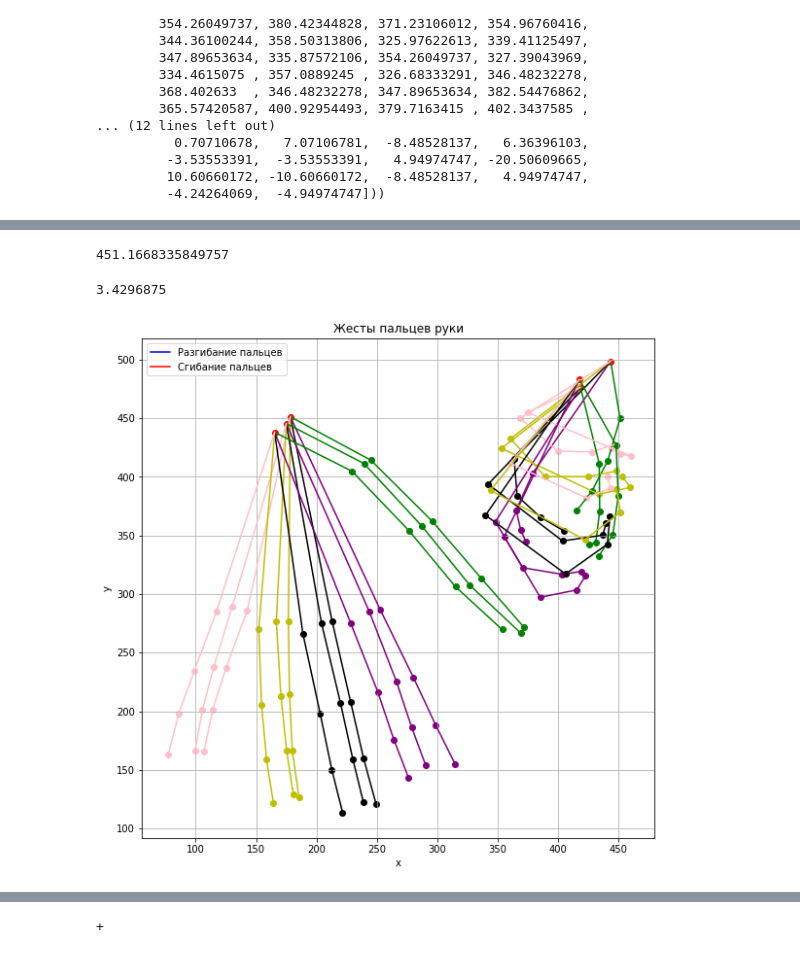
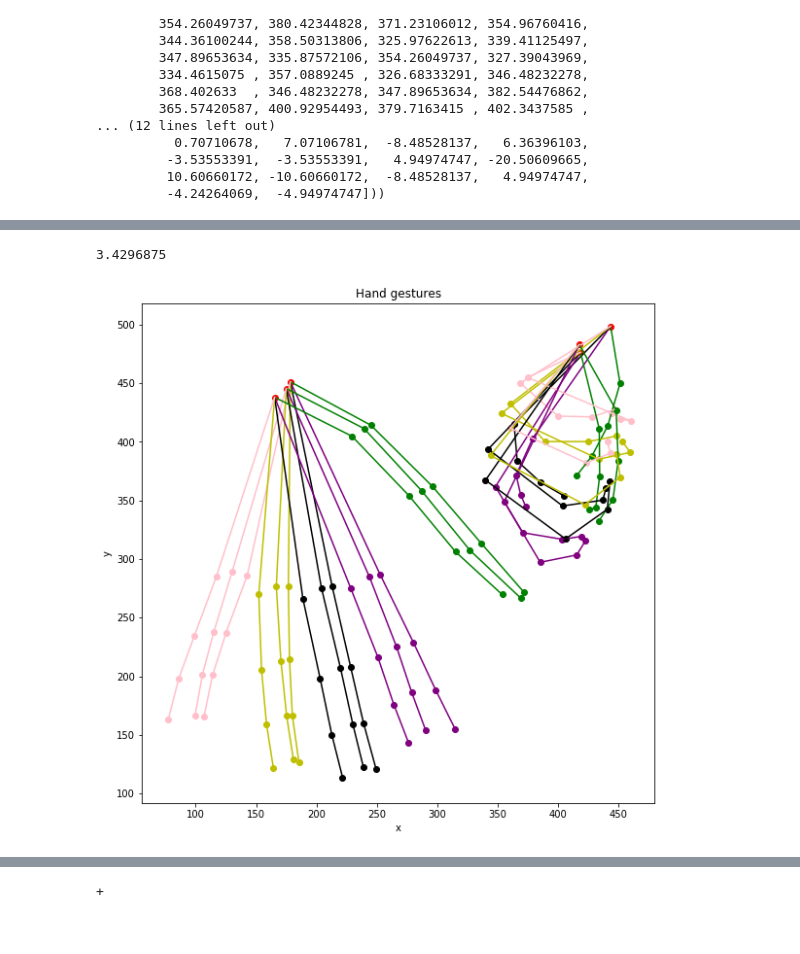
Before and after one commit to nikitarub/multidata, a Jupyter notebook: notebooks/postprocessor_try_2.ipynb, the cells around one changed output, grey strips where cells are left out. Cells and saved outputs as stored; diff of their text form; code cells hidden in the pictures.

```diff
--- a/notebooks/postprocessor_try_2.ipynb
+++ b/notebooks/postprocessor_try_2.ipynb
@@ -11,7 +11,7 @@ from scipy.spatial.distance import euclidean
 from scipy.signal import argrelmin, argrelmax
 import scipy.fftpack as scfft
 # %%
-datasets_folder = "../datasets/"
+datasets_folder = "../../datasets/from_server/"
 # %%
 dataset_3 = pd.read_csv(datasets_folder + "dataset_3.csv", index_col=0)
 dataset_3.head()
@@ -460,9 +460,7 @@ anot_get_hand = [
     'pinky_x','pinky_y'
 ]
 # %%
-hand_1_1[2][0]
+# hand_1_1[2][0]
-# %% [output]
-451.1668335849757
 # %%
 hand_1_1 = get_hand_data_number(dataset_1, 1) # фаланга 1
 hand_1_2 = get_hand_data_number(dataset_1, 2) # фаланга 2
@@ -574,40 +572,41 @@ for i in range(start, end):
     ax.plot(
         [ hand_1_1[10][i], hand_1_2[10][i]],
         [ hand_1_1[11][i], hand_1_2[11][i] ],
         "pink")
     ax.plot(
         [ hand_1_2[10][i], hand_1_3[10][i]],
         [ hand_1_2[11][i], hand_1_3[11][i] ],
         "pink")
     ax.plot(
         [ hand_1_3[10][i], hand_1_4[10][i]],
         [ hand_1_3[11][i], hand_1_4[11][i] ],
         "pink")
 
 #     plt.scatter(t_1_x[i], t_1_y[i], c="g")
 #     plt.scatter(if_1_x[i], if_1_y[i], c="blue")
 #     plt.scatter(mf_1_x[i], mf_1_y[i], c="black")
 #     plt.scatter(rf_1_x[i], rf_1_y[i], c="y")
 #     plt.scatter(pf_1_x[i], pf_1_y[i], c="pink")
     avg += len(batches_regression[i][:-1])
 #     plt.plot(batches_regression[i][:-1])
 print(avg/len(batches_regression))
-ax.grid()
+# ax.grid()
 ax.set_xlabel('x')
 ax.set_ylabel('y')
 
 
-label_1 = "Разгибание пальцев"
-label_2 = "Сгибание пальцев"
+label_1 = "Finger extension"
+label_2 = "Finger flexion"
 ax.plot(pb_1_x[0], pb_1_y[0], "b", label=label_1)
 ax.plot(pb_1_x[0], pb_1_y[0], "r", label=label_2)
-ax.legend()
-plt.title("Жесты пальцев руки")
-plt.savefig("hands_coords.jpg")
+# ax.legend()
+plt.title("Hand gestures")
+# TODO PURE
+# plt.savefig("hands_coords__pure_en.jpg")
 plt.show()
 # %% [output]
 3.4296875
-[figure, old version]
+[figure, new version]
 # %%
 # avg = 0
 # b_5 = []
```
Also changed, not shown: parts of 14 cells of this notebook, 21 other files.
